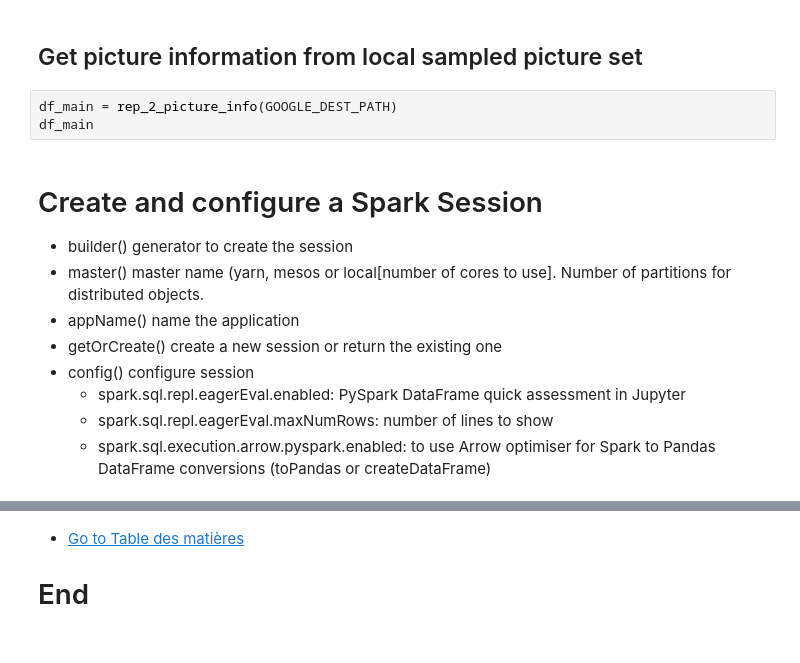
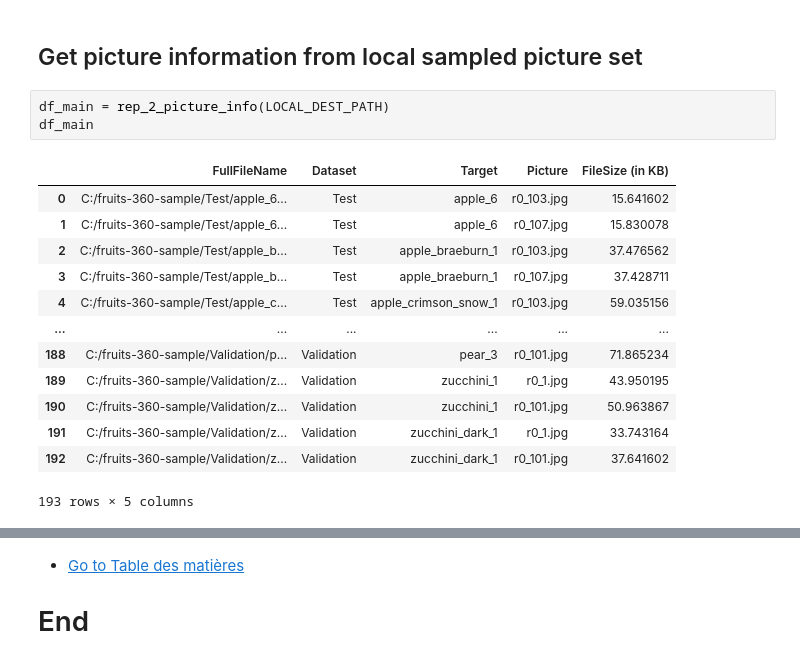
Before and after one commit to MadesLaurence/OpenClassrooms-Fruits-Project-8-, a Jupyter notebook: P8_03_notebook_explore.ipynb, the cells around one changed output, grey strips where cells are left out. Drawn from its saved outputs; the diff is of its cells as text.

```diff
--- a/P8_03_notebook_explore.ipynb
+++ b/P8_03_notebook_explore.ipynb
@@ -348,15 +492,19 @@ for file in glob.iglob(LOCAL_SRC_PATH+'**/*.jpg', recursive = True):
 # %% [markdown]
 ## Get picture information from local sampled picture set <a class="anchor" id="sub3_2"></a>
 # %%
-df_main = rep_2_picture_info(GOOGLE_DEST_PATH)
+df_main = rep_2_picture_info(LOCAL_DEST_PATH)
 df_main
+# %% [output]
+|  | FullFileName | Dataset | Target | Picture | FileSize (in KB) |
+| 0 | C:/fruits-360-sample/Test/apple_6... | Test | apple_6 | r0_103.jpg | 15.641602 |
+| 1 | C:/fruits-360-sample/Test/apple_6... | Test | apple_6 | r0_107.jpg | 15.830078 |
+| 2 | C:/fruits-360-sample/Test/apple_b... | Test | apple_braeburn_1 | r0_103.jpg | 37.476562 |
+| 3 | C:/fruits-360-sample/Test/apple_b... | Test | apple_braeburn_1 | r0_107.jpg | 37.428711 |
+| 4 | C:/fruits-360-sample/Test/apple_c... | Test | apple_crimson_snow_1 | r0_103.jpg | 59.035156 |
+| ... | ... | ... | ... | ... | ... |
+| 188 | C:/fruits-360-sample/Validation/p... | Validation | pear_3 | r0_101.jpg | 71.865234 |
+| 189 | C:/fruits-360-sample/Validation/z... | Validation | zucchini_1 | r0_1.jpg | 43.950195 |
+| 190 | C:/fruits-360-sample/Validation/z... | Validation | zucchini_1 | r0_101.jpg | 50.963867 |
+| 191 | C:/fruits-360-sample/Validation/z... | Validation | zucchini_dark_1 | r0_1.jpg | 33.743164 |
+| 192 | C:/fruits-360-sample/Validation/z... | Validation | zucchini_dark_1 | r0_101.jpg | 37.641602 |
+193 rows × 5 columns
-# %% [markdown]
-# Create and configure a Spark Session <a class="anchor" id="chapter4"></a>
-- builder()     generator to create the session
-- master()      master name (yarn, mesos or local[number of cores to use]. Number of partitions for distributed objects.
-- appName()     name the application
-- getOrCreate() create a new session or return the existing one
-- config()      configure session
-    - spark.sql.repl.eagerEval.enabled: PySpark DataFrame quick assessment in Jupyter
-    - spark.sql.repl.eagerEval.maxNumRows: number of lines to show
-    - spark.sql.execution.arrow.pyspark.enabled: to use Arrow optimiser for Spark to Pandas DataFrame conversions (toPandas or createDataFrame)
```
Also changed, not shown: parts of 103 cells of this notebook.
